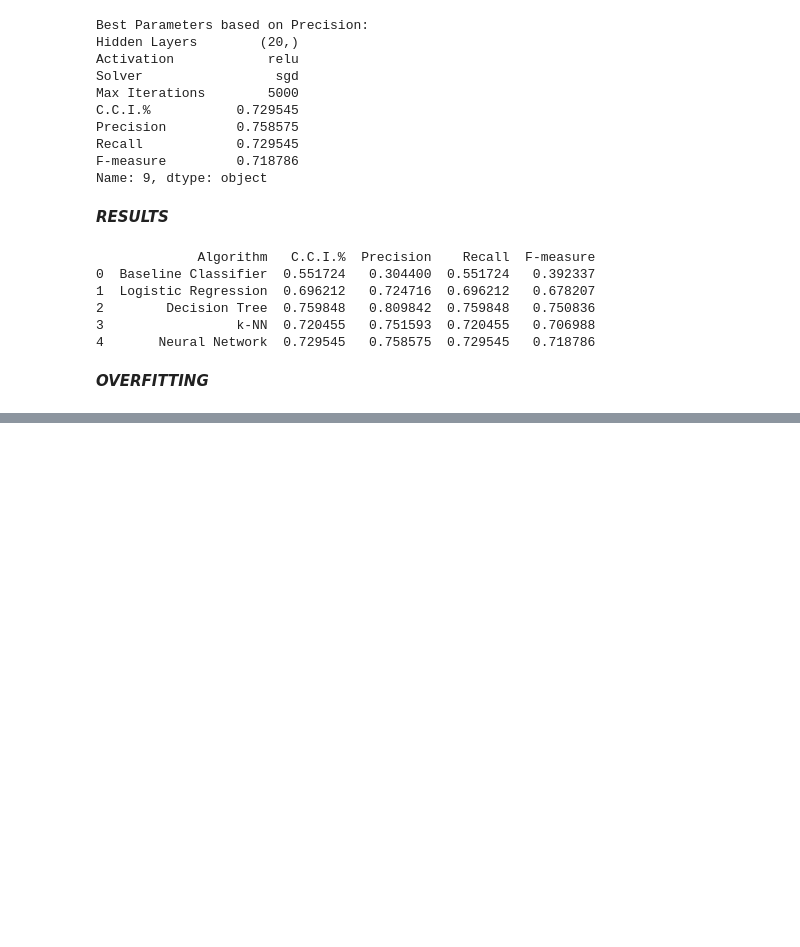
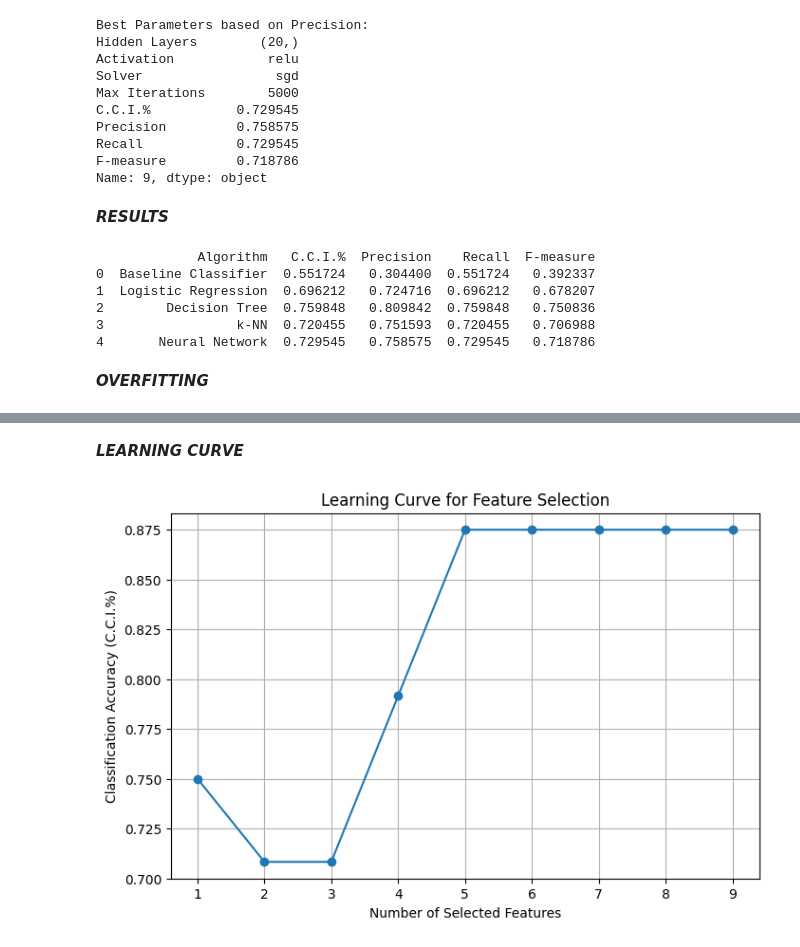
Before and after one commit to JanAguilo/Breast-Cancer-Prediction, a Jupyter notebook: Analysis.ipynb, the cells around one changed output, grey strips where cells are left out. Cells and saved outputs as stored; diff of their text form; code cells hidden in the pictures; blank space fills up the shorter version.

```diff
--- a/Analysis.ipynb
+++ b/Analysis.ipynb
@@ -325,0 +394,9 @@ Overfitting Analysis:
+# %%
+# Print the top 5 most important features as a text sentence
+top_5_features = feature_ranking.head(5)[["Feature", "ANOVA Score"]]
+
+# Convert to a readable string format
+features_text = ", ".join([f"{row['Feature']} (Score: {row['ANOVA Score']:.4f})" for _, row in top_5_features.iterrows()])
+
+# Print result
+print(f"Top 5 Most Important Features Based on ANOVA Score: {features_text}")
@@ -325,0 +509,37 @@ Overfitting Analysis:
+# %% [markdown]
+***LEARNING CURVE***
+# %%
+# Learning Curve: Evaluate Performance with Increasing Features
+learning_curve_results = []
+
+for num_features in range(1, 10):  # 1 to 9 features
+    selected_features = feature_ranking["Feature"][:num_features]
+    X_selected = df[selected_features]
+
+    # Standardize Selected Features
+    X_selected_scaled = scaler.fit_transform(X_selected)
+
+    # Train-Test Split
+    X_train, X_test, y_train, y_test = train_test_split(X_selected_scaled, y, test_size=0.2, random_state=42)
+
+    # Train Logistic Regression Model
+    model = LogisticRegression(C=10.0, solver='liblinear', max_iter=5000)
+    model.fit(X_train, y_train)
+
+    # Compute Accuracy
+    test_acc = accuracy_score(y_test, model.predict(X_test))
+    learning_curve_results.append((num_features, test_acc))
+
+# Convert to DataFrame for Plotting
+learning_curve_df = pd.DataFrame(learning_curve_results, columns=["Num Features", "Test Accuracy"])
+
+# Plot Learning Curve
+plt.figure(figsize=(8,5))
+plt.plot(learning_curve_df["Num Features"], learning_curve_df["Test Accuracy"], marker='o', linestyle='-')
+plt.xlabel("Number of Selected Features")
+plt.ylabel("Classification Accuracy (C.C.I.%)")
+plt.title("Learning Curve for Feature Selection")
+plt.grid(True)
+plt.show()
+# %% [output]
+[figure, added]
```
Also changed, not shown: parts of 6 cells of this notebook.
